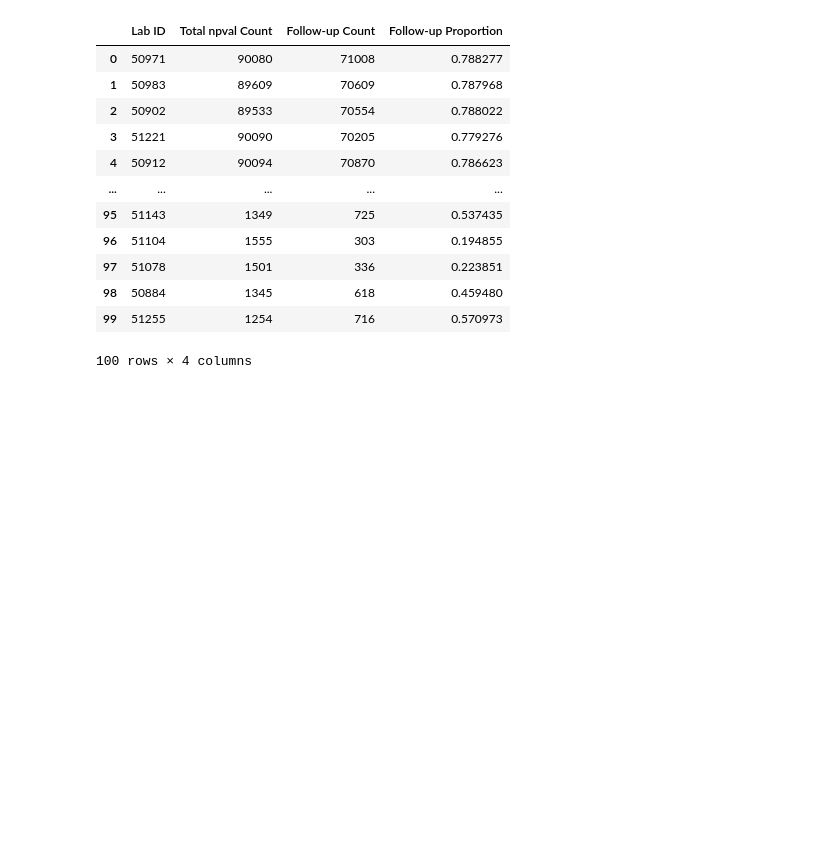
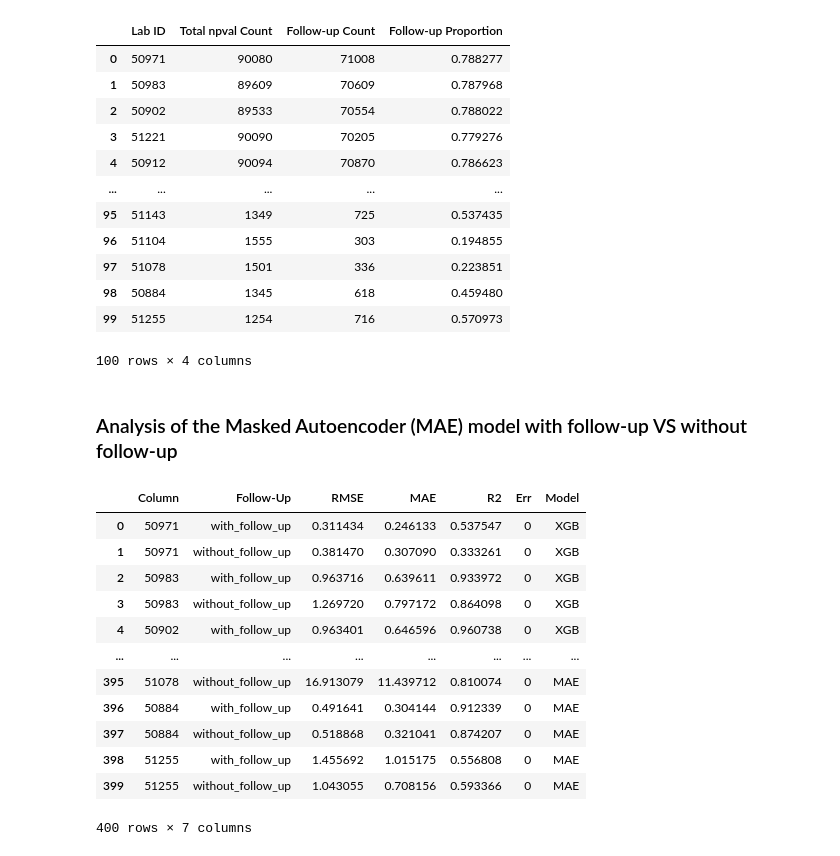
Before and after one commit to dsrestrepo/TabularMAE_LabFoundation, a Jupyter notebook: results_analysis.ipynb, the cells around one changed output. Saved outputs shown, nothing was run; the diff lists cells and outputs as text; code cells hidden in the pictures; blank space fills up the shorter version.

```diff
--- a/results_analysis.ipynb
+++ b/results_analysis.ipynb
@@ -605,3 +605,23 @@ comparison_df
 | 98 | 50884 | 1345 | 618 | 0.459480 |
 | 99 | 51255 | 1254 | 716 | 0.570973 |
 100 rows × 4 columns
+# %% [markdown]
+### Analysis of the Masked Autoencoder (MAE) model with follow-up VS without follow-up
+# %%
+followup_df = pd.read_csv('results/results_test_mae_xgb_follow_up.csv')
+followup_df.Column = followup_df.Column.str.replace('npval_', '')
+followup_df
+# %% [output]
+|  | Column | Follow-Up | RMSE | MAE | R2 | Err | Model |
+| 0 | 50971 | with_follow_up | 0.311434 | 0.246133 | 0.537547 | 0 | XGB |
+| 1 | 50971 | without_follow_up | 0.381470 | 0.307090 | 0.333261 | 0 | XGB |
+| 2 | 50983 | with_follow_up | 0.963716 | 0.639611 | 0.933972 | 0 | XGB |
+| 3 | 50983 | without_follow_up | 1.269720 | 0.797172 | 0.864098 | 0 | XGB |
+| 4 | 50902 | with_follow_up | 0.963401 | 0.646596 | 0.960738 | 0 | XGB |
+| ... | ... | ... | ... | ... | ... | ... | ... |
+| 395 | 51078 | without_follow_up | 16.913079 | 11.439712 | 0.810074 | 0 | MAE |
+| 396 | 50884 | with_follow_up | 0.491641 | 0.304144 | 0.912339 | 0 | MAE |
+| 397 | 50884 | without_follow_up | 0.518868 | 0.321041 | 0.874207 | 0 | MAE |
+| 398 | 51255 | with_follow_up | 1.455692 | 1.015175 | 0.556808 | 0 | MAE |
+| 399 | 51255 | without_follow_up | 1.043055 | 0.708156 | 0.593366 | 0 | MAE |
+400 rows × 7 columns
```
Also changed, not shown: parts of 10 cells of this notebook, 11 other files.
